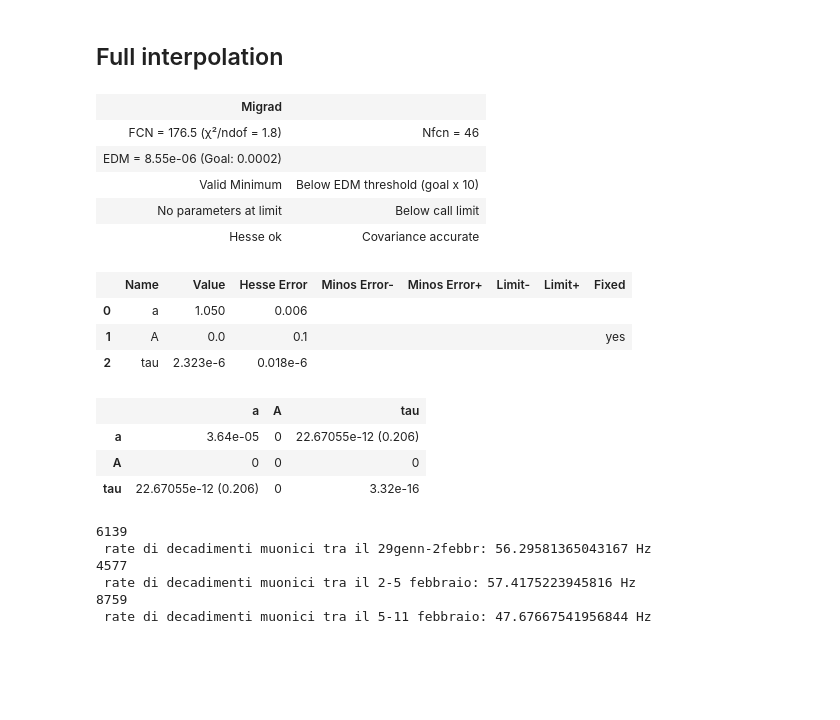
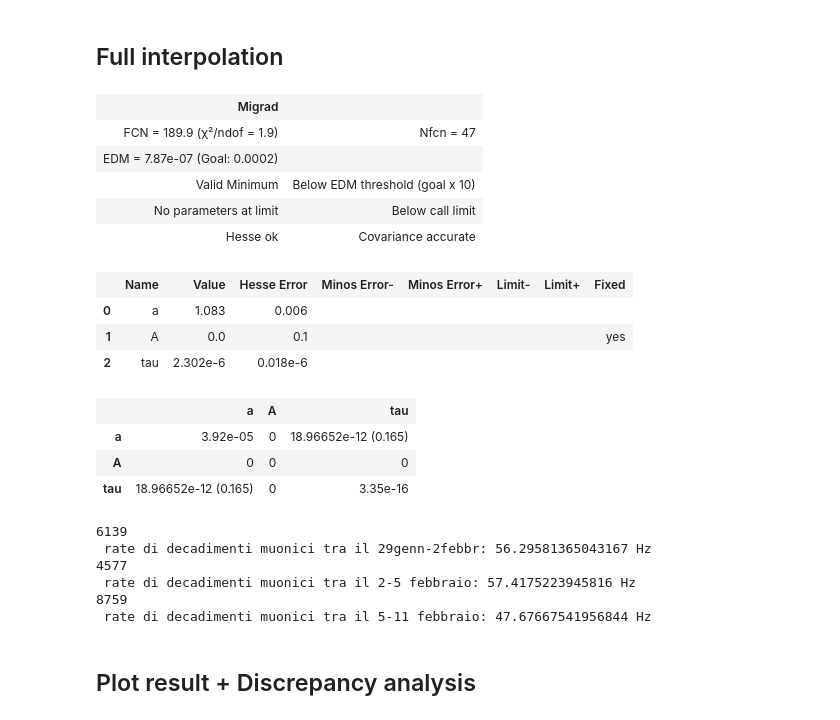
Before and after one commit to Matti-z/Lab-muons, a Jupyter notebook: hist_definitivo.ipynb, the cells around one changed output. Drawn from its saved outputs; the diff is of its cells as text; code cells hidden in the pictures; blank space fills up the shorter version.

```diff
--- a/hist_definitivo.ipynb
+++ b/hist_definitivo.ipynb
@@ -145,28 +145,28 @@ end(k)
 # %%
 n_bins = 100
 exp_args = {"a": 1, "A": 0, "tau": TAU_MU}
 
-data1 = data[(data < 7.1e-6)]## forse si può anche non tagliare dal basso
+data_refact = data[(data > 7e-8)&(data < 7.1e-6)]## forse si può anche non tagliare dal basso
 
 
-n = dataset_analysis( data1 , exp , bins = n_bins , args=exp_args)
+n = dataset_analysis( data_refact , exp , bins = n_bins , args=exp_args)
 
 end(n)
 # %% [output]
 | Migrad |  |
-| FCN = 176.5 (χ²/ndof = 1.8) | Nfcn = 46 |
-| EDM = 8.55e-06 (Goal: 0.0002) |  |
+| FCN = 189.9 (χ²/ndof = 1.9) | Nfcn = 47 |
+| EDM = 7.87e-07 (Goal: 0.0002) |  |
 | Valid Minimum | Below EDM threshold (goal x 10) |
 | No parameters at limit | Below call limit |
 | Hesse ok | Covariance accurate |
 |  | Name | Value | Hesse Error | Minos Error- | Minos Error+ | Limit- | Limit+ | Fixed |
-| 0 | a | 1.050 | 0.006 |  |  |  |  |  |
+| 0 | a | 1.083 | 0.006 |  |  |  |  |  |
 | 1 | A | 0.0 | 0.1 |  |  |  |  | yes |
-| 2 | tau | 2.323e-6 | 0.018e-6 |  |  |  |  |  |
+| 2 | tau | 2.302e-6 | 0.018e-6 |  |  |  |  |  |
 |  | a | A | tau |
-| a | 3.64e-05 | 0 | 22.67055e-12 (0.206) |
+| a | 3.92e-05 | 0 | 18.96652e-12 (0.165) |
 | A | 0 | 0 | 0 |
-| tau | 22.67055e-12 (0.206) | 0 | 3.32e-16 |
+| tau | 18.96652e-12 (0.165) | 0 | 3.35e-16 |
 # %%
 print(len(data_2),'\n', 'rate di decadimenti muonici tra il 29genn-2febbr:', 1/(len(data_2)/((24*4)*3600)), 'Hz')
 print (len(data_3),'\n', 'rate di decadimenti muonici tra il 2-5 febbraio:', 1/(len(data_3)/((24*3+1)*3600)), 'Hz')
@@ -178,3 +178,5 @@ print (len(data_4),'\n', 'rate di decadimenti muonici tra il 5-11 febbraio:', 1/
  rate di decadimenti muonici tra il 2-5 febbraio: 57.4175223945816 Hz
 8759
  rate di decadimenti muonici tra il 5-11 febbraio: 47.67667541956844 Hz
+# %% [markdown]
+## Plot result + Discrepancy analysis
```
Also changed, not shown: parts of 3 cells of this notebook.
